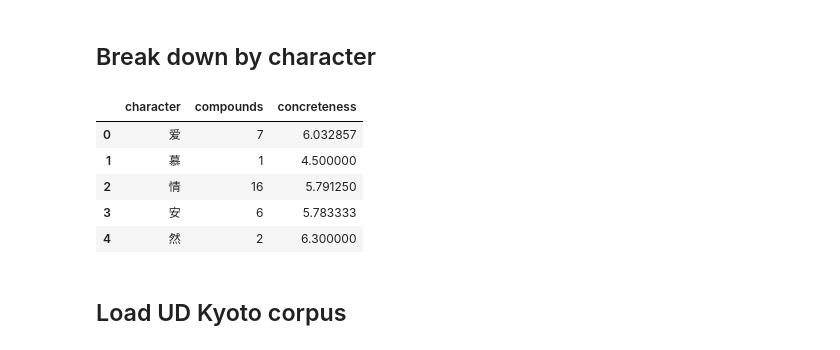
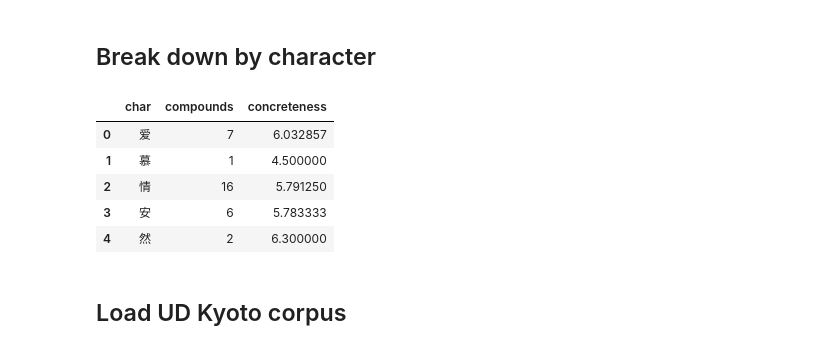
Before and after one commit to lucky-bai/csc2611-semantic-change, a Jupyter notebook: Project/notebooks/ConcretenessNorms.ipynb, the cells around one changed output. Drawn from its saved outputs; the diff is of its cells as text; code cells hidden in the pictures.

```diff
--- a/Project/notebooks/ConcretenessNorms.ipynb
+++ b/Project/notebooks/ConcretenessNorms.ipynb
@@ -38,15 +41,15 @@ for ix, row in yao2017.iterrows():
 # %%
 concreteness_df = []
 for ch, ratings in D.items():
   concreteness_df.append(pd.Series({
-    'character': ch,
+    'char': ch,
     'compounds': len(ratings),
     'concreteness': np.mean(np.array(ratings))
   }))
 concreteness_df = pd.DataFrame(concreteness_df)
 concreteness_df.head()
 # %% [output]
-|  | character | compounds | concreteness |
+|  | char | compounds | concreteness |
 | 0 | 爱 | 7 | 6.032857 |
 | 1 | 慕 | 1 | 4.500000 |
 | 2 | 情 | 16 | 5.791250 |
```
Also changed, not shown: parts of 7 cells of this notebook, 3 other files.
